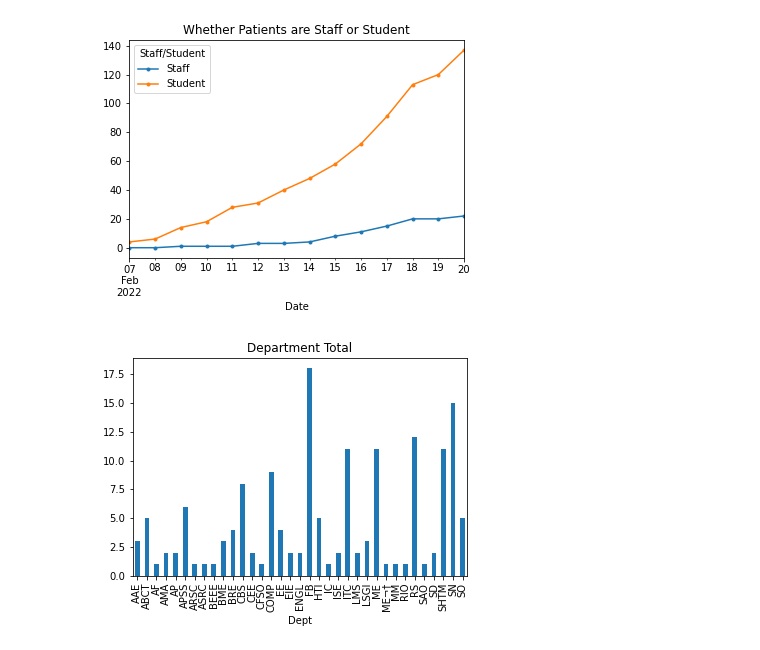
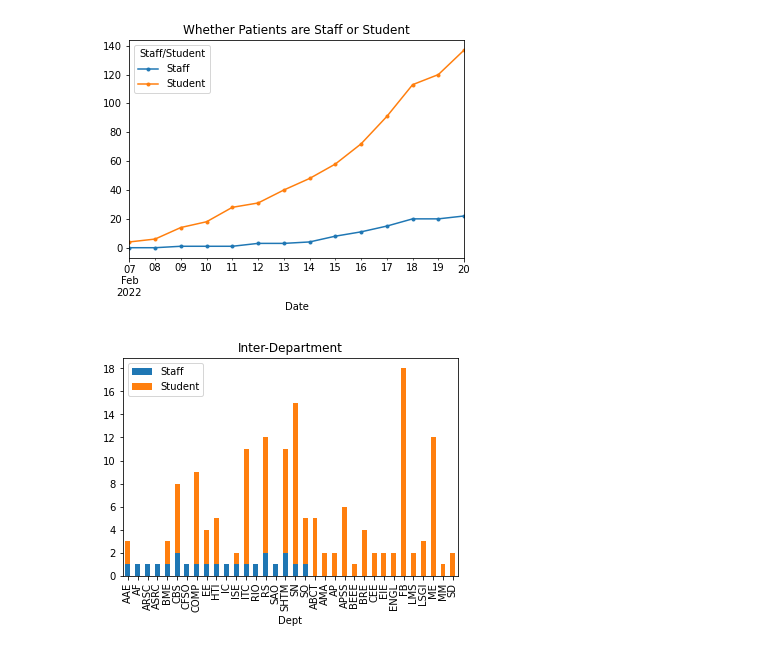
Before and after one commit to McXD/polyu-covid, a Jupyter notebook: nb/plots.ipynb, the cells around one changed output. Cells and saved outputs as stored; diff of their text form; code cells hidden in the pictures.

Commit message:
Use stacked bar chart for inter-department comparison

```diff
--- a/nb/plots.ipynb
+++ b/nb/plots.ipynb
@@ -8,6 +9,7 @@ df = pd.read_csv('../cases.csv')
 
 # Cleansing
 df['Staff/Student'] = df['Staff/Student'].str.capitalize()
+df['Dept'] = df['Dept'].replace({r'[^\x00-\x7F]+':''}, regex=True)
 
 # Add a 'date' column
 date = pd.to_datetime([d[0] for d in df['Case Ref.'].str.split('-')])
@@ -60,7 +62,12 @@ group_by_date_with('Hall Resident', style = '.-', title='Whether Patients are Ha
 group_by_date_with('Staff/Student', style='.-',title='Whether Patients are Staff or Student')
 # %% [output]
 [figure]
-# %%
-ax = df[['Dept', "Case Ref."]].groupby('Dept').count().plot(kind='bar', title='Department Total', legend=False)
-# %% [output]
-[figure, removed]
+# %%
+dsc = df[['Dept', 'Staff/Student', 'Case Ref.']]
+staff = dsc[dsc['Staff/Student'] == 'Staff'][['Dept', 'Case Ref.']].groupby('Dept').count()
+student = dsc[dsc['Staff/Student'] == 'Student'][['Dept', 'Case Ref.']].groupby('Dept').count()
+
+ax = pd.concat([staff, student], axis=1).set_axis(['Staff', 'Student'], axis=1).fillna(0).plot(kind='bar', stacked=True, title='Inter-Department')
+ax.yaxis.set_major_locator(MaxNLocator(integer=True))  # integer y ticks
+# %% [output]
+[figure, added]
```
Also changed, not shown: parts of 1 cell of this notebook.
